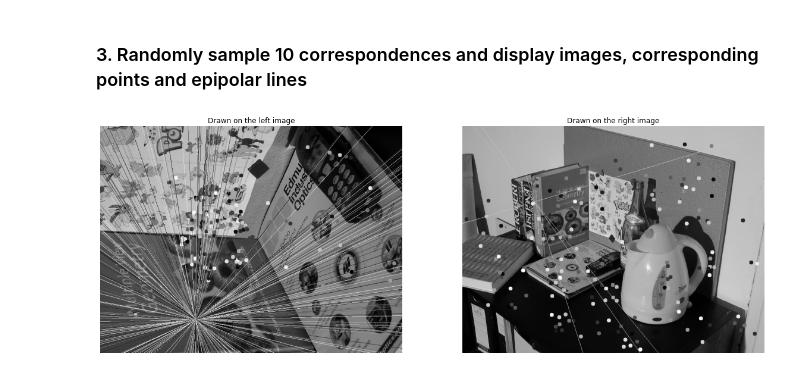
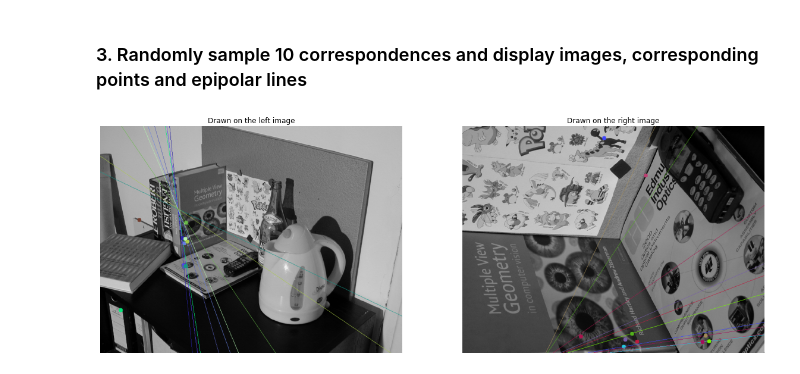
Before and after one commit to adesu7/8-point-Algorithm-Fundamental-Matrix, a Jupyter notebook: COMP90086_asst3_2022.ipynb, the cells around one changed output. Cells and saved outputs as stored; diff of their text form; code cells hidden in the pictures.

```diff
--- a/COMP90086_asst3_2022.ipynb
+++ b/COMP90086_asst3_2022.ipynb
@@ -88,7 +88,7 @@ ptsL = []
 ptsR = []
 
 for i,(m,n) in enumerate(matches):
-    if m.distance < 0.8 *n.distance:
+    if m.distance < 0.7 *n.distance:
         ptsL.append(kp1[m.queryIdx].pt)
         ptsR.append(kp2[m.trainIdx].pt)
 
@@ -102,5 +102,12 @@ for i in range(len(ptsL)):
     print(ptsL[i], ptsR[i])
     if i == 7:
         break
+
+print("Number of matches: ", len(ptsL))
+
+# Add ones to the end of the points
+test = np.hstack((ptsL, np.ones((ptsL.shape[0], 1))))
+test2 = np.hstack((ptsR, np.ones((ptsR.shape[0], 1))))
+print(test[0:3])
 # %% [output]
 [figure]
@@ -267,47 +316,50 @@ def drawlines(img1,img2,lines,pts1,pts2):
     ''' img1 - image on which we draw the epilines for the points in img2
         lines - corresponding epilines '''
 
-    r,c = img1.shape[:2]
+    r,c = img1.shape
+    img1 = cv2.cvtColor(img1, cv2.COLOR_GRAY2BGR)
+    img2 = cv2.cvtColor(img2, cv2.COLOR_GRAY2BGR)
     for r,pt1,pt2 in zip(lines, pts1, pts2):
         color = tuple(np.random.randint(0,255,3).tolist())
         x0,y0 = map(int, [0, -r[2]/r[1] ])
         x1,y1 = map(int, [c, -(r[2]+r[0]*c)/r[1] ])
         img1 = cv2.line(img1, (x0,y0), (x1,y1), color, 1)
         img1 = cv2.circle(img1, tuple(pt1), 5, color, -1)
         img2 = cv2.circle(img2, tuple(pt2), 5, color, -1)
     return img1,img2
-inliers_array = np.array(inliers)
 
 
 
 
+random_idx = np.random.choice(len(best_inliers), 8, replace=False)
 
-linesL = compute_epilines(F, ptsL, best_inliers)
-#linesL = linesL.reshape(-1,3)
-img5, img6 = drawlines(bookshelfB, bookshelfA, linesL, ptsL[best_inliers], ptsR[best_inliers])
+linesL = compute_epilines(best_F, ptsR, best_inliers[:10], False)
+
+linesL = linesL.reshape(-1,3)
+img5, img6 = drawlines(bookshelfA, bookshelfB, linesL, ptsL, ptsR)
 
 # Find epilines corresponding to points in left image
 # and draw its lines on right image
-linesR = compute_epilines(F.T, ptsR, inliers_array)
-#linesR = linesR.reshape(-1,3)
-img3, img4 = drawlines(bookshelfA, bookshelfB, linesR[:10], ptsR[inliers[:10]], ptsL[inliers[:10]])
+linesR = compute_epilines(best_F, ptsL, best_inliers[:10], True)
+linesR = linesR.reshape(-1,3)
+img3, img4 = drawlines(bookshelfB, bookshelfA, linesR, ptsR, ptsL)
 
 # Display the results
 plt.subplots(figsize=(20, 20))
 
 plt.subplot(1,2,1)
 plt.imshow(img5, cmap='gray')
 plt.title('Drawn on the left image')
 plt.axis('off')
 
 plt.subplot(1,2,2)
 plt.imshow(img3, cmap='gray')
 plt.title('Drawn on the right image')
 plt.axis('off')
 
 plt.show()
 # %% [output]
-[figure, old version]
+[figure, new version]
 # %%
 Determinant of draft F before setting the smallest singular value to 0 0.01775090734658753
 Determinant of draft F after setting smallest singular value to 0 -1.019700809537589e-17
```
Also changed, not shown: parts of 4 cells of this notebook.
